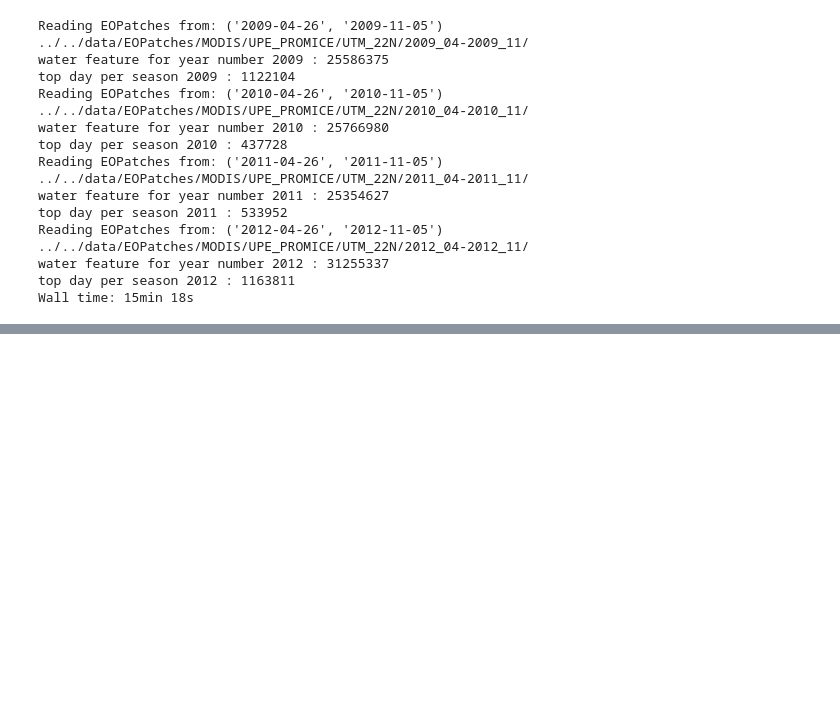
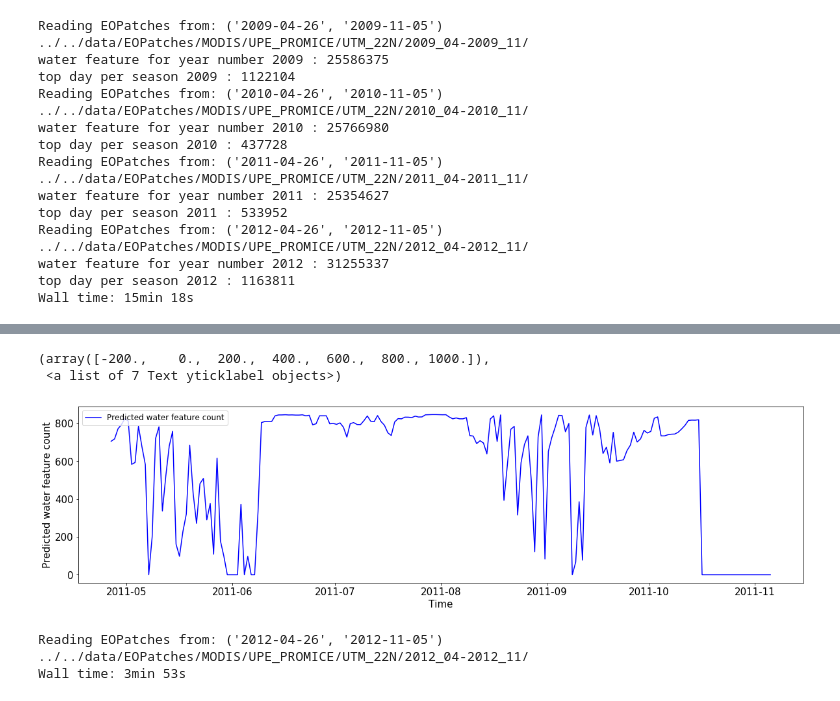
Before and after one commit to kakacper1/Greenland-water_features_mapping, a Jupyter notebook: notebooks/5_result_production/E05 Claculate spatial distribution of predicted water feature.ipynb, the cells around one changed output, grey strips where cells are left out. Cells and saved outputs as stored; diff of their text form; code cells hidden in the pictures; blank space fills up the shorter version.

```diff
--- a/notebooks/5_result_production/E05 Claculate spatial distribution of predicted water feature.ipynb
+++ b/notebooks/5_result_production/E05 Claculate spatial distribution of predicted water feature.ipynb
@@ -454,0 +565,32 @@ Wall time: 15min 18s
+# %%
+import matplotlib.pyplot as plt
+predicted_water_feature_height = np.average(eo_patch.scalar['TOP_50_HEIGHTS'][..., :], axis=-1)
+#temperature_distribution = temp_upe_data[['AirTemperature(C)']]
+time = np.array(eo_patch.timestamp) # x axis
+#t, w, h, _ = ndvi.shape
+
+
+fig, ax1 = plt.subplots(figsize=(20,5))
+
+#plt.plot(predicted_water_feature_distribution, 's-', label = 'Predicted water feature count')
+#plt.plot(time, predicted_water_feature_distribution, 'o-', label='Predicted water feature count')
+#plt.plot(time,temperature_distribution, 's-', label = 'Air Temperature (C)')
+
+#ax2 = ax1.twinx()
+ax1.plot(time, predicted_water_feature_height, 'b-', label='Predicted water feature count')
+ax1.legend(loc=2, prop={'size': 12});
+
+#ax2.plot(time, temperature_distribution, '-', label = 'Air Temperature (C)')
+#ax2.legend(loc=1, prop={'size': 12});
+
+ax1.set_ylabel('Predicted water feature count', fontsize=15)
+#ax2.set_ylabel('Air Temperature (C)', fontsize=15)
+
+ax1.set_xlabel('Time', fontsize=15)
+#plt.ylabel('Predicted water feature count', fontsize=12)
+plt.xticks(fontsize=15)
+plt.yticks(fontsize=15)
+# %% [output]
+(array([-200.,    0.,  200.,  400.,  600.,  800., 1000.]),
+ <a list of 7 Text yticklabel objects>)
+[figure, added]
@@ -454,0 +599,18 @@ Wall time: 15min 18s
+# %%
+%%time
+# application dataset building eotasks for all aval eopatches in the a eoworkflow
+predicted_water_feature_heights =[]
+for date_range_modis in site.DATE_RANGES_MODIS[-1:]:
+    print('Reading EOPatches from:', date_range_modis)
+    eopatches_filepath = io_utils.get_eopatches_dir(site.DATA_PRODUCTS[0], site.SITE_NAME, site.AVAILABLE_CRSs[0], date_range_modis)
+    list_of_available_patches = io_utils.get_list_of_eopatches(eopatches_filepath)
+    print(eopatches_filepath)
+    predicted_water_feature_count = []
+    for eopatch_name in list_of_available_patches:
+        eo_patch = EOPatch.load(eopatches_filepath+eopatch_name)
+        predicted_water_feature_heights.append(eo_patch.scalar['TOP_50_HEIGHTS'][..., -1])
+        #del eo_patch
+# %% [output]
+Reading EOPatches from: ('2012-04-26', '2012-11-05')
+../../data/EOPatches/MODIS/UPE_PROMICE/UTM_22N/2012_04-2012_11/
+Wall time: 3min 53s
```
Also changed, not shown: parts of 41 cells of this notebook, 14 other files.
